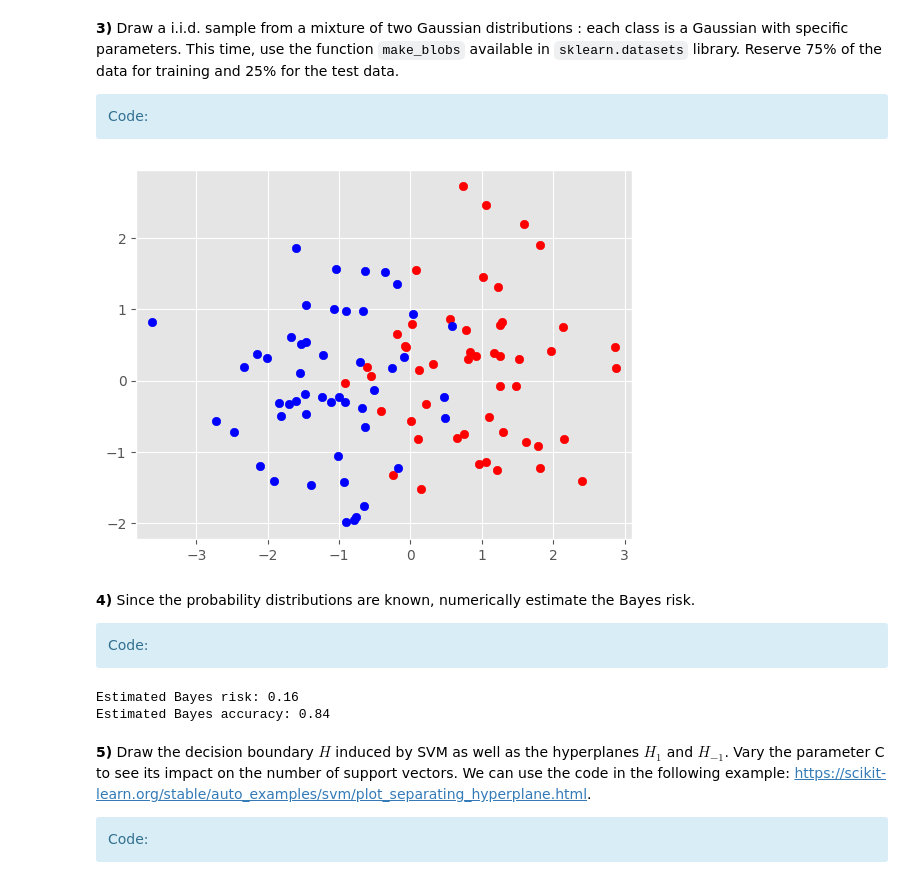
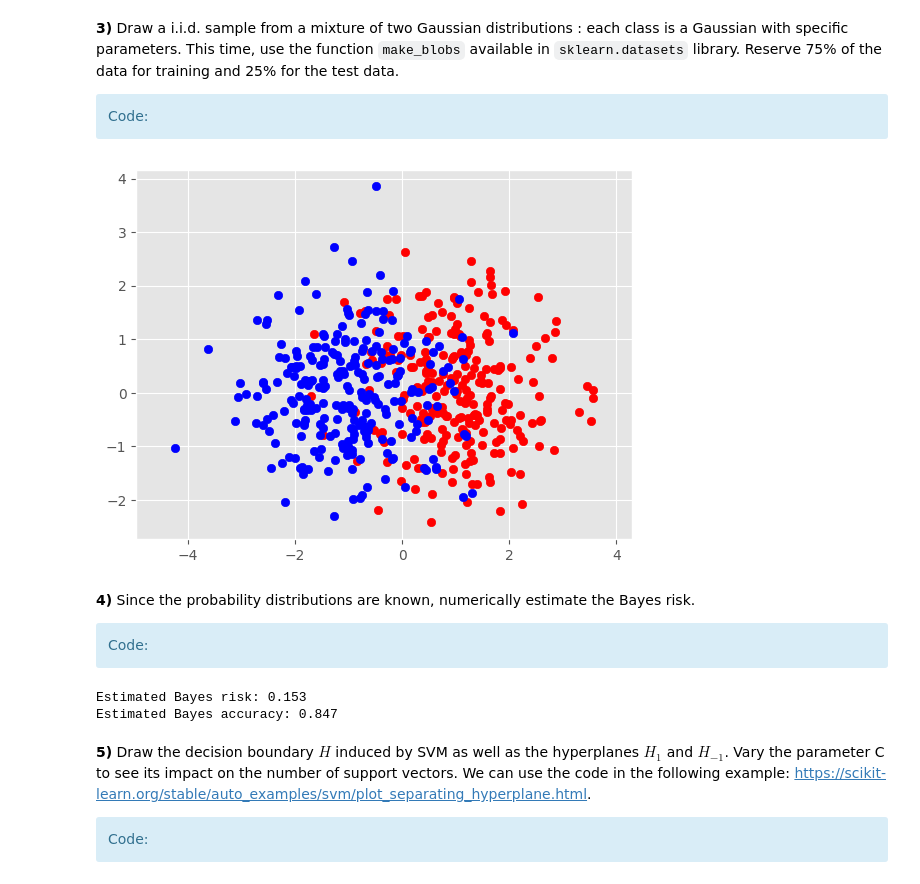
Before and after one commit to kjle/TelecomParis_Promo2025, a Jupyter notebook: SD-TSIA210/TP1 SVM/TP_SVM_students.ipynb, the cells around one changed output. Drawn from its saved outputs; the diff is of its cells as text; code cells hidden in the pictures.

```diff
--- a/SD-TSIA210/TP1 SVM/TP_SVM_students.ipynb
+++ b/SD-TSIA210/TP1 SVM/TP_SVM_students.ipynb
@@ -139,19 +139,19 @@ Testing score : 0.8
 # %%
 # Create two centers for the two distributions
 centers = np.array([[-1, 0], [1, 0]])
 
 # Use make_blobs to generate the two dimensions points from the two centers
-X, y = make_blobs(n_samples=100, centers=centers, cluster_std=1, random_state=42)
+X, y = make_blobs(n_samples=500, centers=centers, cluster_std=1, random_state=42)
 
 # Plot the points
 pos = np.where(y == 1)[0]
 neg = np.where(y == 0)[0]
 plt.scatter(X[pos,0], X[pos,1], c='r')
 plt.scatter(X[neg,0], X[neg,1], c='b')
 plt.axis('equal')
 plt.show()
 # %% [output]
-[figure, old version]
+[figure, new version]
 # %%
 # Use sklearn's train_test_split to divide up data
 X_train, X_test, y_train, y_test = train_test_split(X, y, test_size=0.25, random_state=42)
@@ -165,7 +165,7 @@ from scipy.stats import multivariate_normal
 # Do a Monte-Carlo estimation of the Bayes Risk (given the gaussian distributions you used to generate data)
 # You need to use the imported class from scipy to generate a large number of samples which you will use
 # to approximate the integral of the Bayes risk
-n_mc = 10000 # Repeat this n_mc times - enough to approximate
+n_mc = 1000 # Repeat this n_mc times - enough to approximate
 expectation = 0
 for i in range(n_mc):
     rand = np.random.choice([0, 1]) # Random binary choice: will the point be generated from the first or second gaussian ?
@@ -189,8 +189,8 @@ expectation /= n_mc
 print(f'Estimated Bayes risk: {np.around(expectation, 3)}')
 print(f'Estimated Bayes accuracy: {1 - np.around(expectation, 3)}')
 # %% [output]
-Estimated Bayes risk: 0.16
-Estimated Bayes accuracy: 0.84
+Estimated Bayes risk: 0.153
+Estimated Bayes accuracy: 0.847
 # %% [markdown]
 **5)** Draw the decision boundary $H$ induced by SVM as well as the hyperplanes $H_1$ and $H_{−1}$. Vary the parameter C to see its impact on the number of support vectors. We can use the code in the following example: https://scikit-learn.org/stable/auto_examples/svm/plot_separating_hyperplane.html.
 
```
Also changed, not shown: parts of 23 cells of this notebook, 4 other files.
